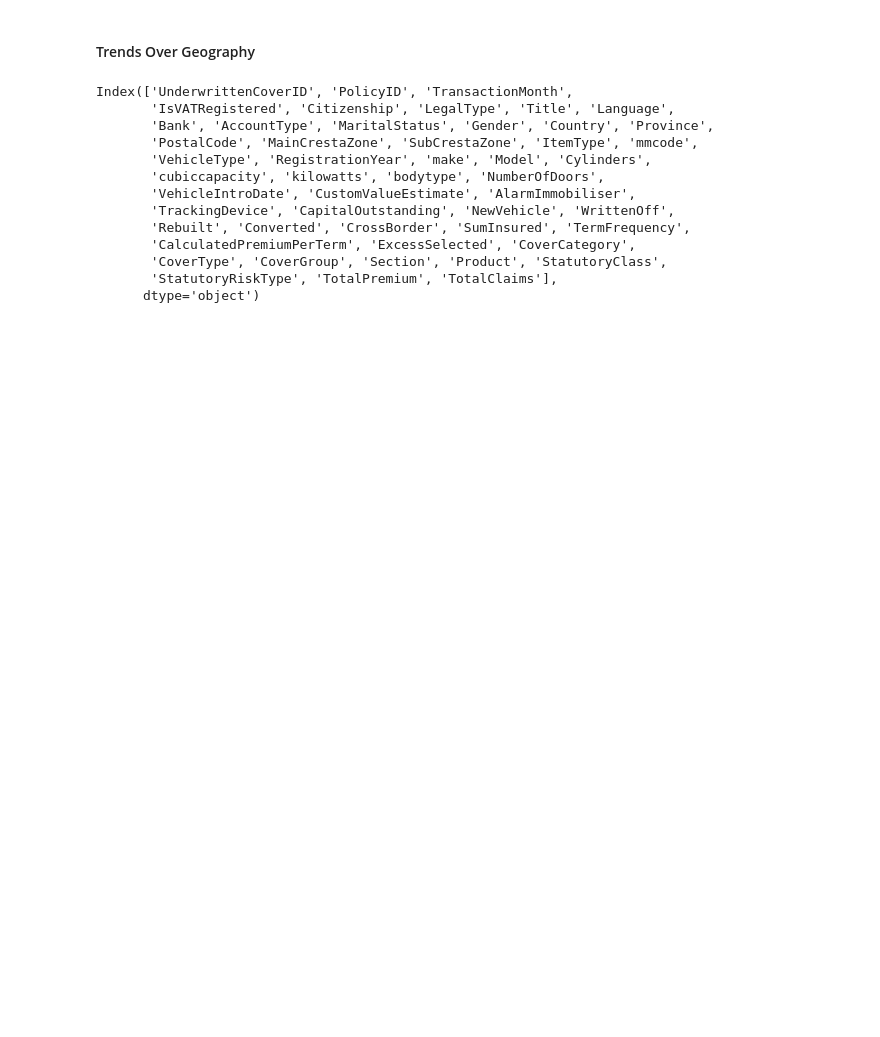
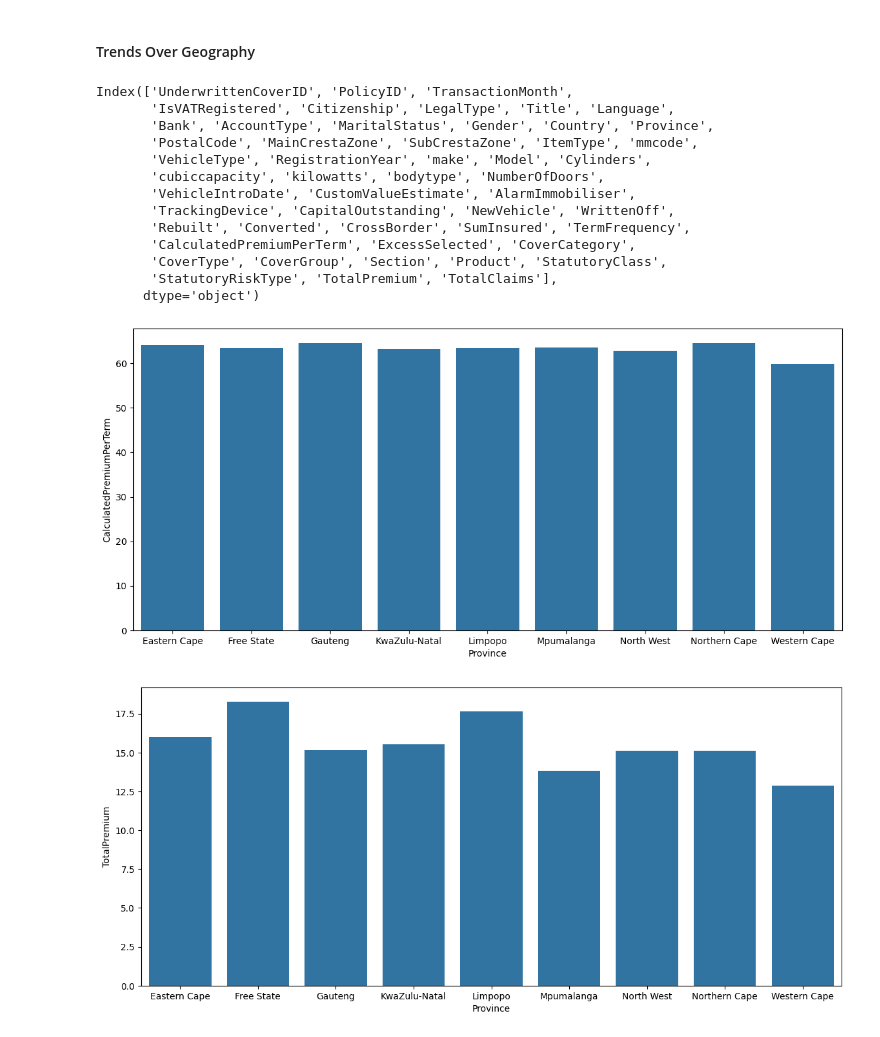
Before and after one commit to GuleWako/10Acadamey-week-3-Insurance-data-Analysis, a Jupyter notebook: notebooks/insurance_analysis.ipynb, the cells around one changed output. Cells and saved outputs as stored; diff of their text form; code cells hidden in the pictures; blank space fills up the shorter version.

```diff
--- a/notebooks/insurance_analysis.ipynb
+++ b/notebooks/insurance_analysis.ipynb
@@ -389,3 +396,16 @@ Index(['UnderwrittenCoverID', 'PolicyID', 'TransactionMonth',
        'CoverType', 'CoverGroup', 'Section', 'Product', 'StatutoryClass',
        'StatutoryRiskType', 'TotalPremium', 'TotalClaims'],
       dtype='object')
+# %%
+def groupedDataTrendsOverGeography(columns):
+    for column in columns:
+      grouped_data_Trends_Over_Geography = insurance_data.groupby('Province')[[column]].mean().reset_index()
+      plt.figure(figsize=(14, 6))
+      # plt.bar(grouped_data_Trends_Over_Geography['Province'], grouped_data_Trends_Over_Geography[column])
+      sns.barplot(x='Province',y=column, data=grouped_data_Trends_Over_Geography)
+      plt.show()
+# %%
+groupedDataTrendsOverGeography(['CalculatedPremiumPerTerm','TotalPremium'])
+# %% [output]
+[figure, added]
+[figure, added]
```
Also changed, not shown: parts of 10 cells of this notebook.
